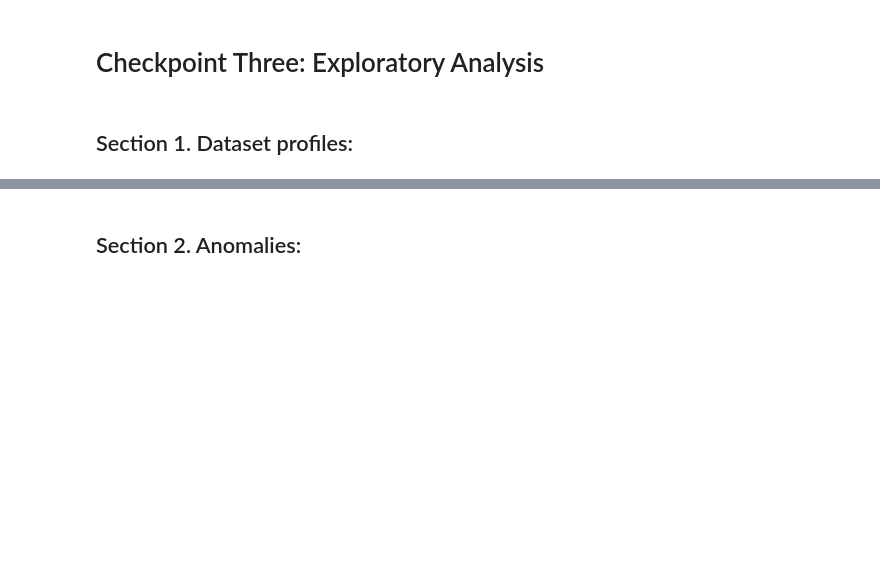
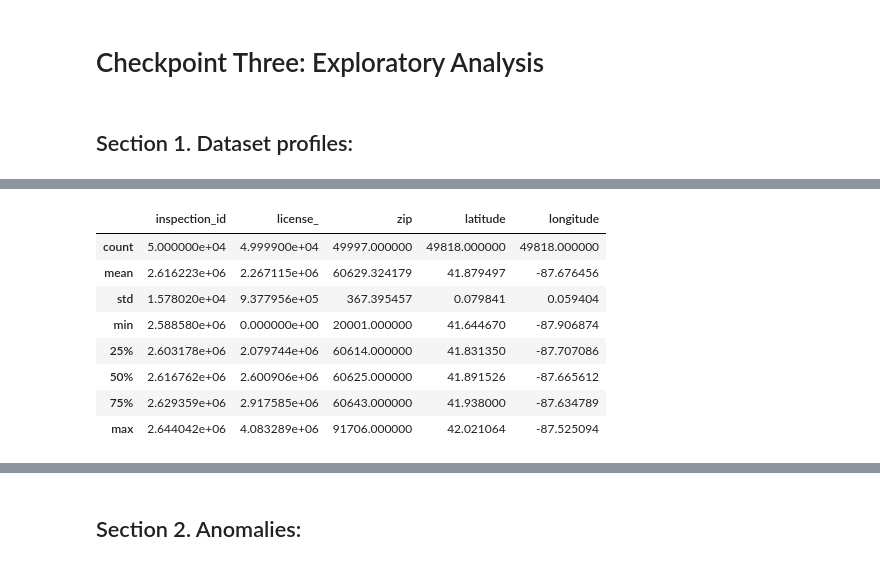
Before and after one commit to IrfanOzmen/CS418_Economic_Trajectories_Group, a Jupyter notebook: EDA_Checkpoint/eda.ipynb, the cells around one changed output, grey strips where cells are left out. Saved outputs shown, nothing was run; the diff lists cells and outputs as text; code cells hidden in the pictures; blank space fills up the shorter version.

```diff
--- a/EDA_Checkpoint/eda.ipynb
+++ b/EDA_Checkpoint/eda.ipynb
@@ -9,0 +123,13 @@ import gzip
+# %%
+#Summary Statisctics
+food_inspections.describe()
+# %% [output]
+|  | inspection_id | license_ | zip | latitude | longitude |
+| count | 5.000000e+04 | 4.999900e+04 | 49997.000000 | 49818.000000 | 49818.000000 |
+| mean | 2.616223e+06 | 2.267115e+06 | 60629.324179 | 41.879497 | -87.676456 |
+| std | 1.578020e+04 | 9.377956e+05 | 367.395457 | 0.079841 | 0.059404 |
+| min | 2.588580e+06 | 0.000000e+00 | 20001.000000 | 41.644670 | -87.906874 |
+| 25% | 2.603178e+06 | 2.079744e+06 | 60614.000000 | 41.831350 | -87.707086 |
+| 50% | 2.616762e+06 | 2.600906e+06 | 60625.000000 | 41.891526 | -87.665612 |
+| 75% | 2.629359e+06 | 2.917585e+06 | 60643.000000 | 41.938000 | -87.634789 |
+| max | 2.644042e+06 | 4.083289e+06 | 91706.000000 | 42.021064 | -87.525094 |
```
Also changed, not shown: parts of 17 cells of this notebook.
